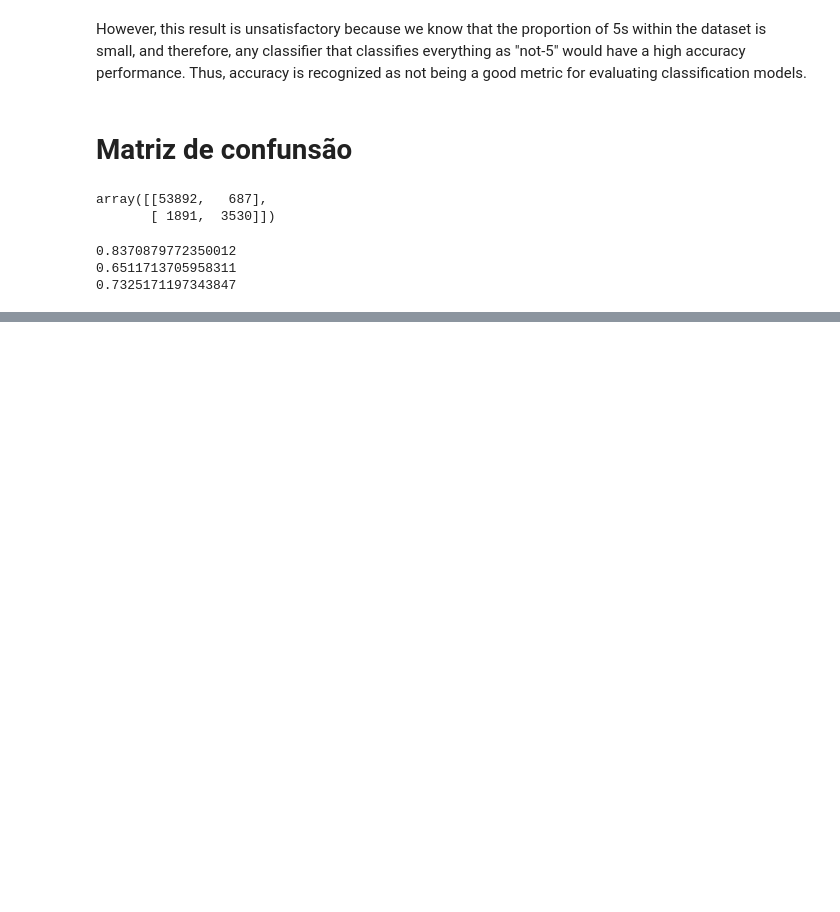
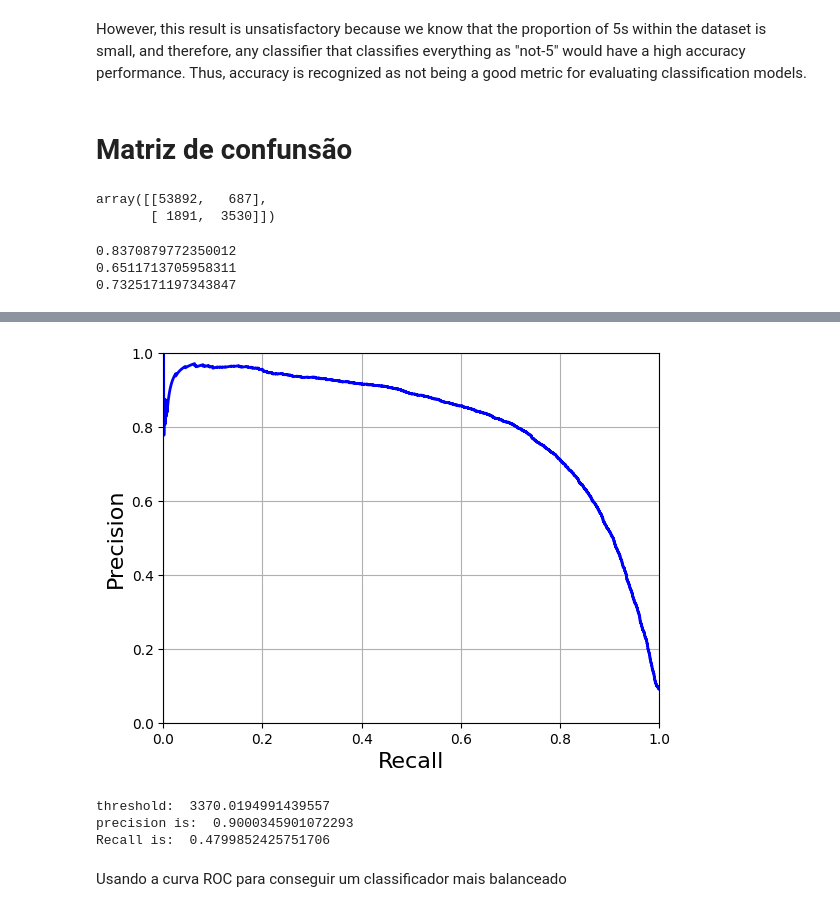
Before and after one commit to MatzkinGurza/MLStudies_Classification_Repo, a Jupyter notebook: Cap3Classifier.ipynb, the cells around one changed output, grey strips where cells are left out. Drawn from its saved outputs; the diff is of its cells as text; code cells hidden in the pictures; blank space fills up the shorter version.

```diff
--- a/Cap3Classifier.ipynb
+++ b/Cap3Classifier.ipynb
@@ -105,0 +155,16 @@ print(f1_score(y_train_5, y_train_pred))
+# %%
+plot_precision_vs_recall(precisions, recalls)
+# %% [output]
+[figure, added]
+# %%
+threshold90prec = thresholds[np.argmax(precisions>=0.9)]
+print("threshold: ", threshold90prec)
+y_train_pred_90 = (y_scores >= threshold90prec)
+print("precision is: ", precision_score(y_train_5, y_train_pred_90))
+print("Recall is: ", recall_score(y_train_5, y_train_pred_90))
+# %% [output]
+threshold:  3370.0194991439557
+precision is:  0.9000345901072293
+Recall is:  0.4799852425751706
+# %% [markdown]
+Usando a curva ROC para conseguir um classificador mais balanceado
```
Also changed, not shown: parts of 22 cells of this notebook.
